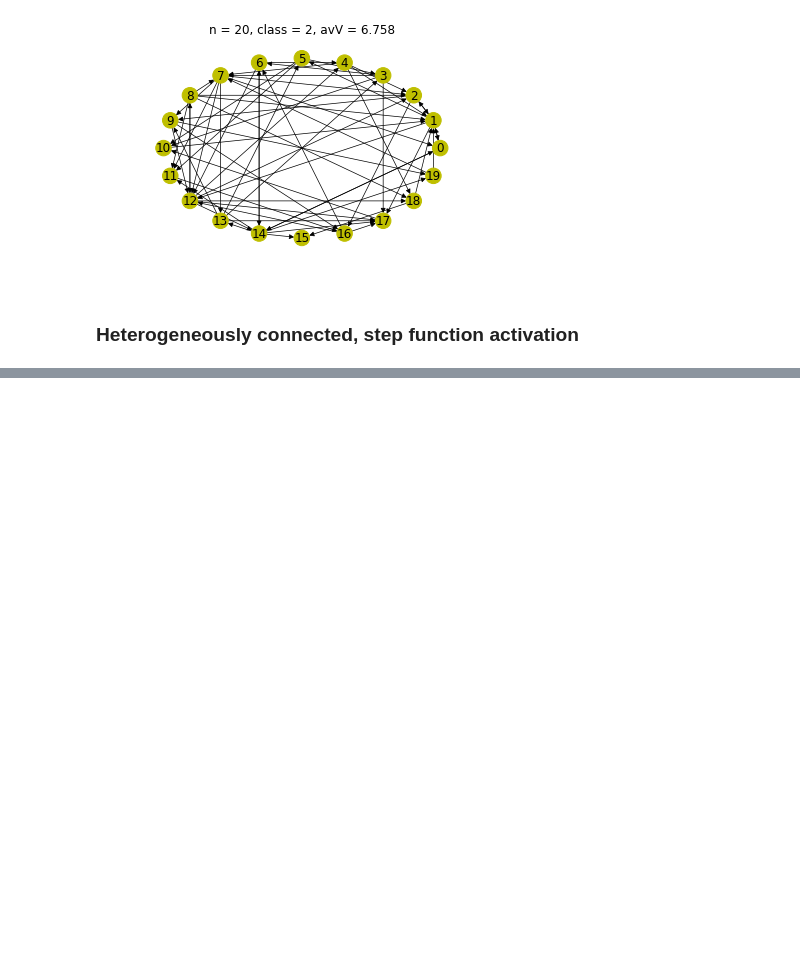
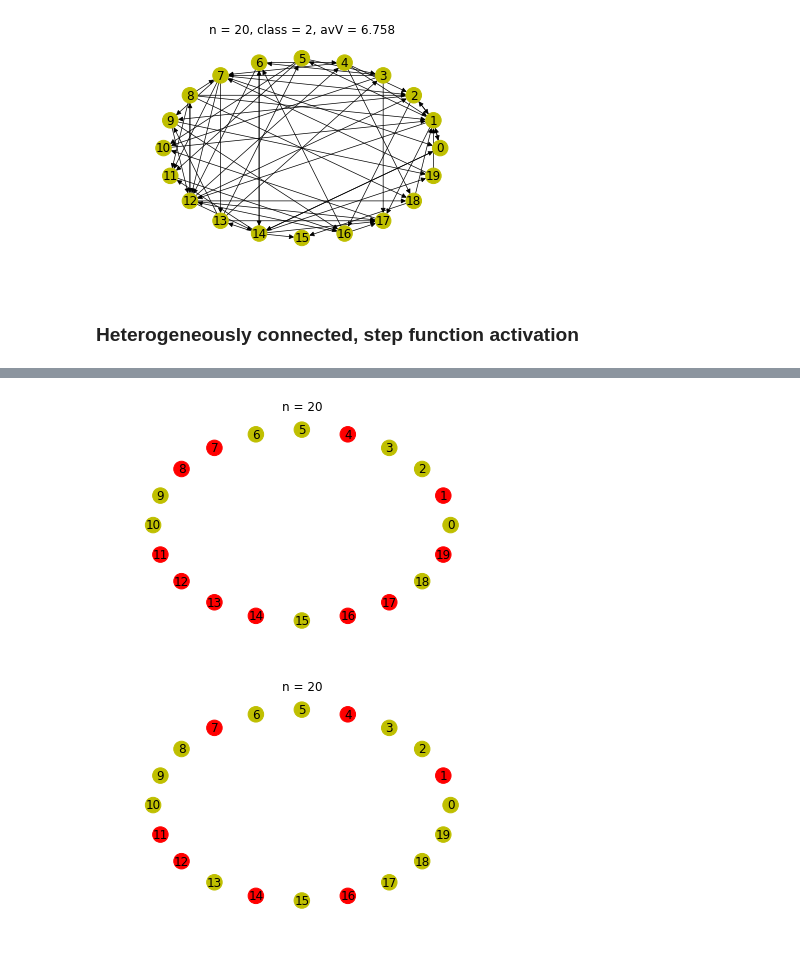
Before and after one commit to mbibireata/Networks, a Jupyter notebook: Rhythmogenesis.ipynb, the cells around one changed output, grey strips where cells are left out. Drawn from its saved outputs; the diff is of its cells as text; code cells hidden in the pictures; blank space fills up the shorter version.

```diff
--- a/Rhythmogenesis.ipynb
+++ b/Rhythmogenesis.ipynb
@@ -1616,0 +1826,47 @@ plt.savefig("phase/sample3/connectivity_class_{}_n_{}".format(classification, ne
+# %%
+G,H = nx.DiGraph(), nx.DiGraph()
+# Add inital conditions to G
+t = 0
+for i in range(network.n):
+    if  V[t, i] > Vstar:
+        G.add_node(i, color='r', firing=True)
+    else:
+        G.add_node(i, color='y', firing=False)
+
+'''for i in range(network.n):
+    for j in range(network.n):
+        if network.M[i,j] == 1:
+            G.add_edge(i,j)
+'''
+#Add final state to H
+t = -1
+for i in range(network.n):
+    if  V[t, i] > Vstar:
+        H.add_node(i, color='r', firing=True)
+    else:
+        H.add_node(i, color='y', firing=False)
+
+'''for i in range(network.n):
+    for j in range(network.n):
+        if network.M[i,j] == 1:
+            H.add_edge(i,j)'''
+
+Gclist = np.zeros(network.n, dtype=str)
+for i in range(network.n):
+    color = G.nodes.data()[i]['color']
+    Gclist[i] = color
+
+Hclist = np.zeros(network.n, dtype=str)
+for i in range(network.n):
+    color = H.nodes.data()[i]['color']
+    Hclist[i] = color
+# %%
+figure()
+title("n = {}".format(network.n))
+nx.draw_circular(G, node_size=240, width=0.7, with_labels=True, node_color=Gclist)
+figure()
+title("n = {}".format(network.n))
+nx.draw_circular(H, node_size=240, width=0.7, with_labels=True, node_color=Hclist)
+# %% [output]
+[figure, added]
+[figure, added]
```
Also changed, not shown: parts of 13 cells of this notebook.
